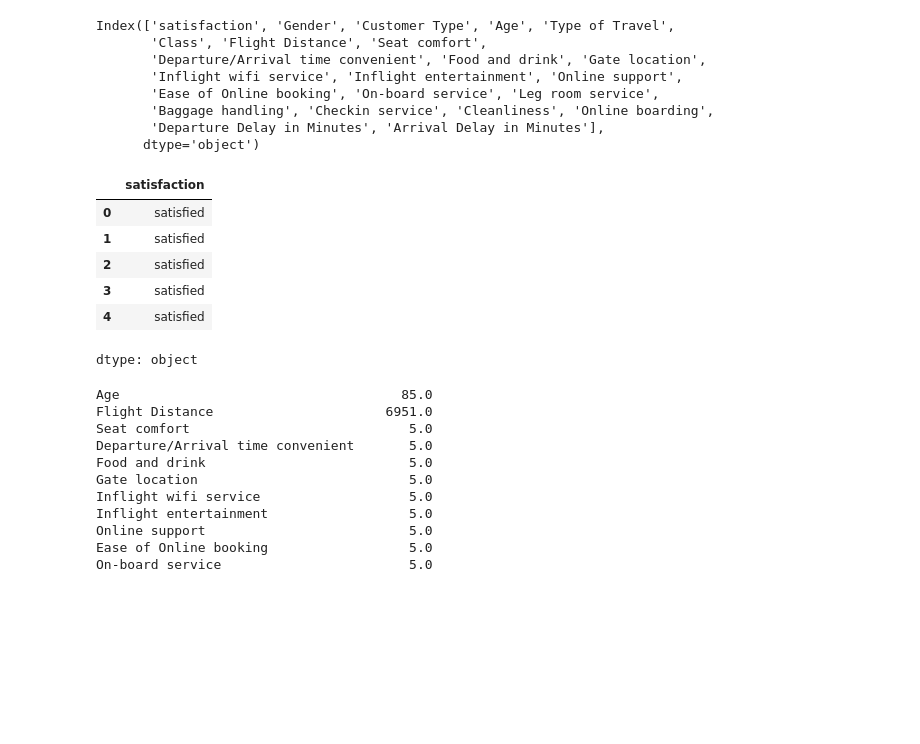
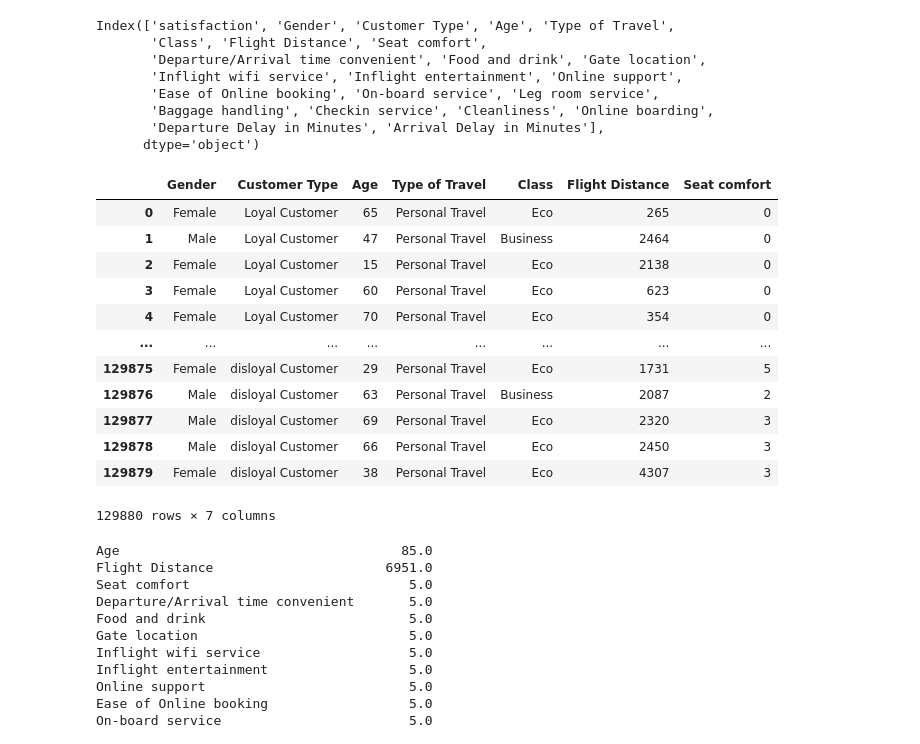
Before and after one commit to 3OMDEH/Machine-Learning-Projects-Beginner-, a Jupyter notebook: AirlinesProject.ipynb, the cells around one changed output. Drawn from its saved outputs; the diff is of its cells as text; code cells hidden in the pictures; blank space fills up the shorter version.

```diff
--- a/AirlinesProject.ipynb
+++ b/AirlinesProject.ipynb
@@ -12,3 +12,5 @@ import matplotlib.pyplot as plt  # Used for data visualization
 import numpy as np  # Used for numerical operations
 import seaborn as sns  # Used for advanced data visualization
 from sklearn.model_selection import train_test_split  # Used for splitting data into training and testing sets
+import kagglehub
+path = kagglehub.dataset_download("sjleshrac/airlines-customer-satisfaction")
@@ -16,8 +22,11 @@ from sklearn.model_selection import train_test_split  # Used for splitting data
 # **Loading the Data and split it**
 # %%
 # Example: Load dataset from a file
-data_file = 'Invistico_Airline.csv'  # Replace with your actual file path
-
+file_list = os.listdir(path)
+for file in file_list:
+  if file.endswith('.csv'):
+    data_file = os.path.join(path, file)
+    break
 # Ensure the file exists
 #if not os.path.exists(data_file):
  #   raise FileNotFoundError(f"The file {data_file} does not exist.")
@@ -68,6 +80,7 @@ Index(['satisfaction', 'Gender', 'Customer Type', 'Age', 'Type of Travel',
        'Departure Delay in Minutes', 'Arrival Delay in Minutes'],
       dtype='object')
 # %%
+#@title .loc vs .iloc
 """
  (both start and end labels are included, unlike .iloc, which is exclusive of the end index).
  returns a subset of the DataFrame containing the rows in the specified range.
@@ -77,40 +90,48 @@ Index(['satisfaction', 'Gender', 'Customer Type', 'Age', 'Type of Travel',
 Based on:	           Labels (names) |	  Integer positions
 
 End index behavior:	 Inclusive	    |    Exclusive
 
 Works with:	       Strings, numbers |  Only numbers
                             slices.
 
 Example:	          df.loc['a':'c'] |	df.iloc[0:3]
 
 
 1️⃣ .loc (Label-Based Indexing)
         -Used to select rows and columns based on labels.
         -It includes the ending index.
         -Works with row labels (not necessarily integers).
         -Syntax: data.loc[row_label, column_label]
 
 
 2️⃣ .iloc (Integer-Based Indexing)
         -Used to select rows and columns based on integer positions.
         -It excludes the ending index.
         -Only works with numerical positions.
         -Syntax: data.iloc[row_index, column_index]
 
 #Summary
   -Label = The name assigned to a row (index) or column.
   -.loc[] selects rows/columns by label.
   -.iloc[] selects rows/columns by position.
 """
 data.loc[0:4, 'satisfaction']  # selects data based on rows and column labels rather than numerical indices.
+data.loc[:, :] # Selects all rows and columns
+data.loc[:, 'Gender':'Seat comfort'] # Selects all rows and columns from 'Gender' to 'Seat comfort
 # %% [output]
-|  | satisfaction |
-| 0 | satisfied |
-| 1 | satisfied |
-| 2 | satisfied |
-| 3 | satisfied |
-| 4 | satisfied |
+|  | Gender | Customer Type | Age | Type of Travel | Class | Flight Distance | Seat comfort |
+| 0 | Female | Loyal Customer | 65 | Personal Travel | Eco | 265 | 0 |
+| 1 | Male | Loyal Customer | 47 | Personal Travel | Business | 2464 | 0 |
+| 2 | Female | Loyal Customer | 15 | Personal Travel | Eco | 2138 | 0 |
+| 3 | Female | Loyal Customer | 60 | Personal Travel | Eco | 623 | 0 |
+| 4 | Female | Loyal Customer | 70 | Personal Travel | Eco | 354 | 0 |
+| ... | ... | ... | ... | ... | ... | ... | ... |
+| 129875 | Female | disloyal Customer | 29 | Personal Travel | Eco | 1731 | 5 |
+| 129876 | Male | disloyal Customer | 63 | Personal Travel | Business | 2087 | 2 |
+| 129877 | Male | disloyal Customer | 69 | Personal Travel | Eco | 2320 | 3 |
+| 129878 | Male | disloyal Customer | 66 | Personal Travel | Eco | 2450 | 3 |
+| 129879 | Female | disloyal Customer | 38 | Personal Travel | Eco | 4307 | 3 |
-dtype: object
+129880 rows × 7 columns
 # %%
 """
 When I retrieve a column as a list, it will return it as DataFrame
```
Also changed, not shown: parts of 14 cells of this notebook.
